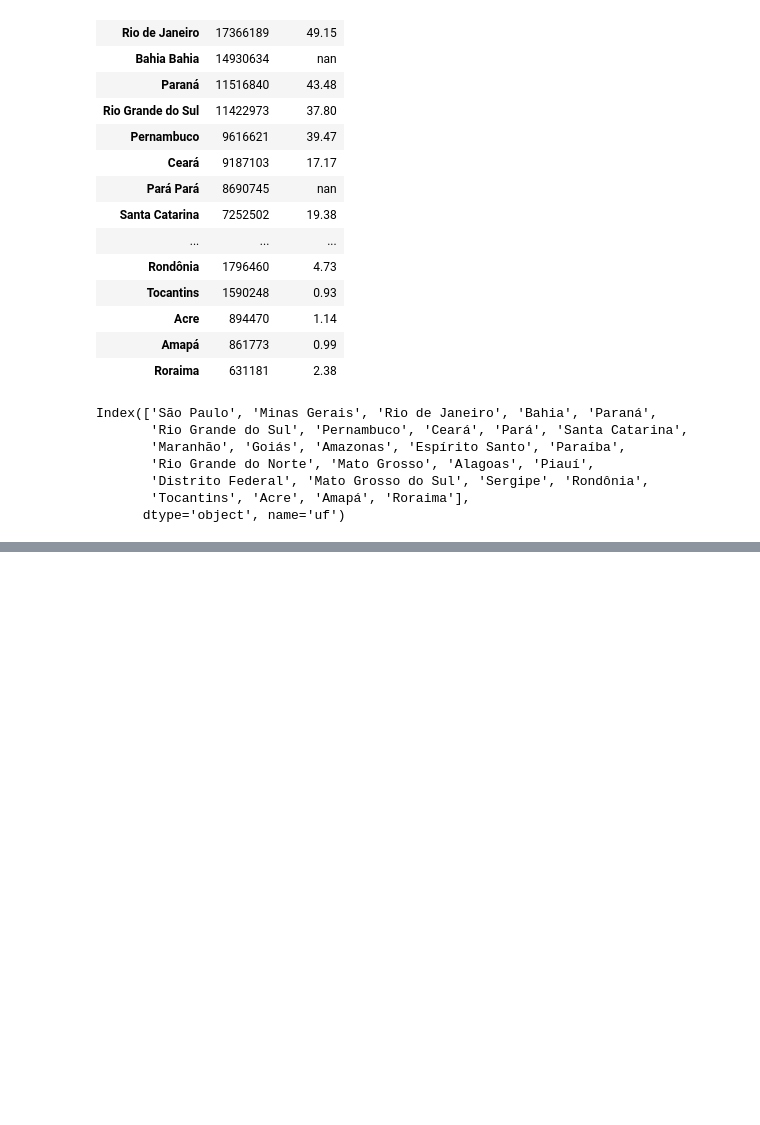
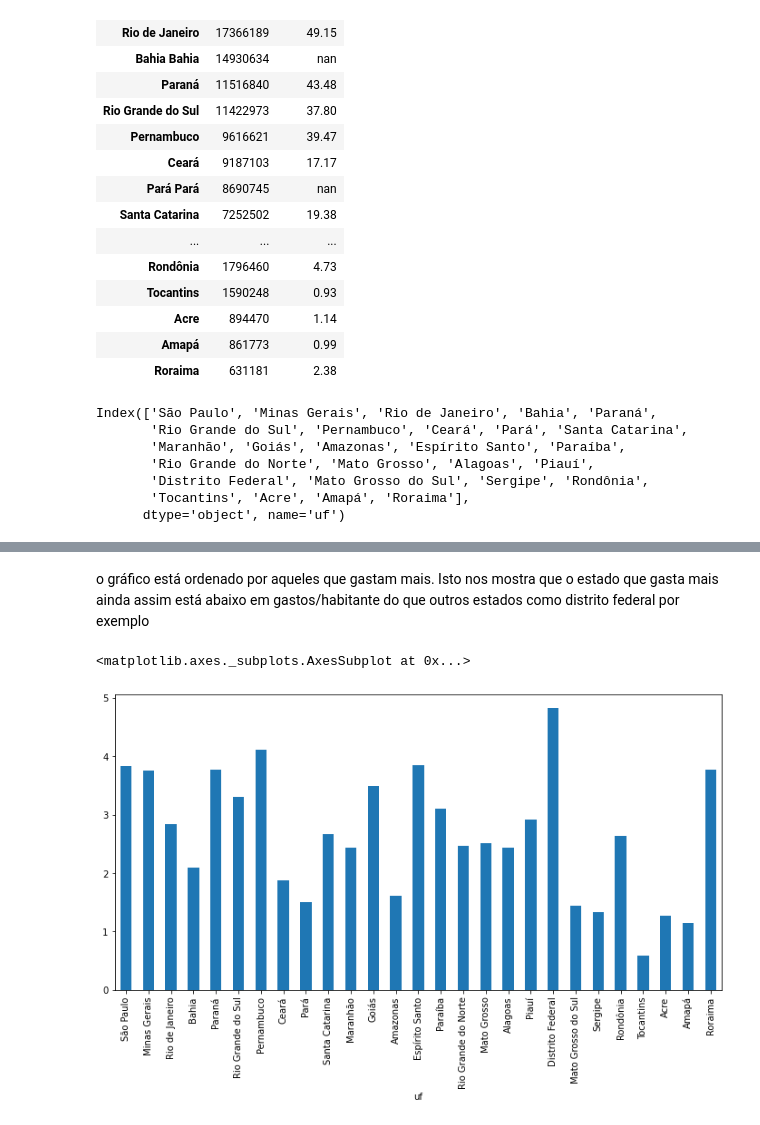
Before and after one commit to laugustovieira/BootCamp---Data-Science, a Jupyter notebook: BootCampDataScience.ipynb, the cells around one changed output, grey strips where cells are left out. Saved outputs shown, nothing was run; the diff lists cells and outputs as text; code cells hidden in the pictures; blank space fills up the shorter version.

```diff
--- a/BootCampDataScience.ipynb
+++ b/BootCampDataScience.ipynb
@@ -801,0 +814,5 @@ gastos_e_populacao_recente.head()
+# %%
+# criar uma tabela com os gastos por habitante
+
+gastos_e_populacao_recente["gasto_por_habitante"] = gastos_e_populacao_recente["gastos"]/ gastos_e_populacao_recente["populacao"]
+gastos_e_populacao_recente.head()
@@ -801,0 +827,7 @@ gastos_e_populacao_recente.head()
+# %% [markdown]
+o gráfico está ordenado por aqueles que gastam mais. Isto nos mostra que o estado que gasta mais ainda assim está abaixo em gastos/habitante do que outros estados como distrito federal por exemplo
+# %%
+gastos_e_populacao_recente["gasto_por_habitante"].plot(kind="bar", figsize=(12,6))
+# %% [output]
+<matplotlib.axes._subplots.AxesSubplot at 0x...>
+[figure, added]
```
Also changed, not shown: parts of 9 cells of this notebook.
